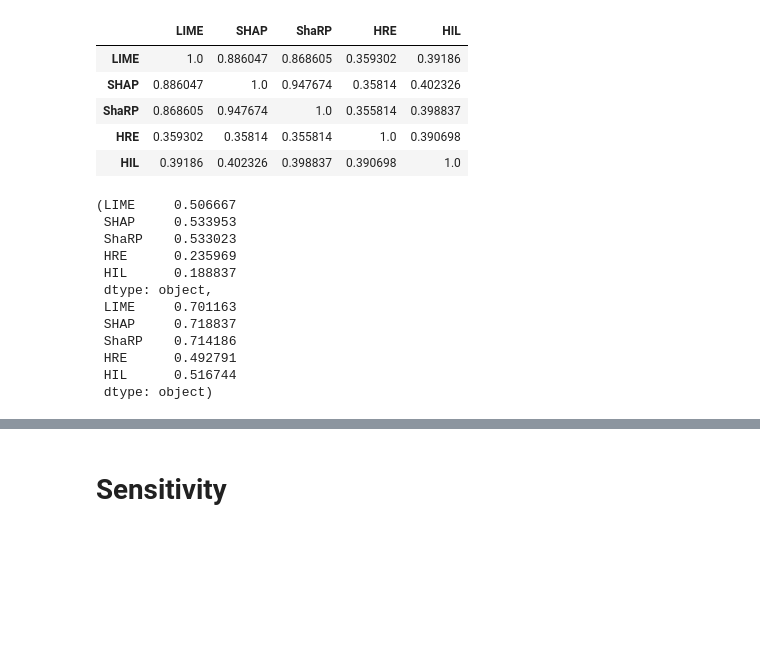
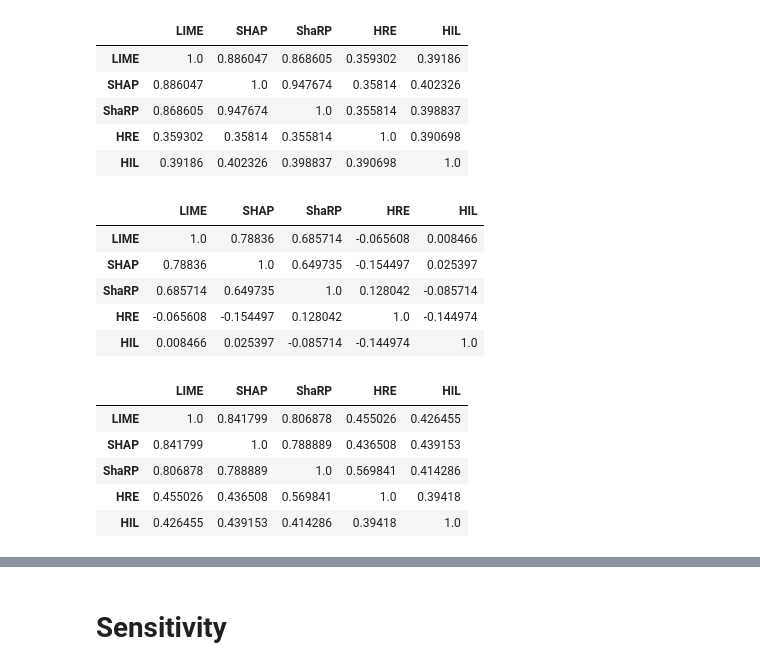
Before and after one commit to DataResponsibly/xAI-Ranking-Benchmark, a Jupyter notebook: notebooks/0.2-basic-experiment.ipynb, the cells around one changed output, grey strips where cells are left out. Cells and saved outputs as stored; diff of their text form; code cells hidden in the pictures; blank space fills up the shorter version.

```diff
--- a/notebooks/0.2-basic-experiment.ipynb
+++ b/notebooks/0.2-basic-experiment.ipynb
@@ -328,18 +328,21 @@ agreement_results["ATP"]["jaccard"]
 | ShaRP | 0.868605 | 0.947674 | 1.0 | 0.355814 | 0.398837 |
 | HRE | 0.359302 | 0.35814 | 0.355814 | 1.0 | 0.390698 |
 | HIL | 0.39186 | 0.402326 | 0.398837 | 0.390698 | 1.0 |
-# %%
-agreement_results["ATP"]["kendall"].mean(), agreement_results["ATP"]["jaccard"].mean()
-# %% [output]
-(LIME     0.506667
- SHAP     0.533953
- ShaRP    0.533023
- HRE      0.235969
- HIL      0.188837
- dtype: object,
- LIME     0.701163
- SHAP     0.718837
- ShaRP    0.714186
- HRE      0.492791
- HIL      0.516744
- dtype: object)
+# %%
+agreement_results["CSRank"]["kendall"]
+# %% [output]
+|  | LIME | SHAP | ShaRP | HRE | HIL |
+| LIME | 1.0 | 0.78836 | 0.685714 | -0.065608 | 0.008466 |
+| SHAP | 0.78836 | 1.0 | 0.649735 | -0.154497 | 0.025397 |
+| ShaRP | 0.685714 | 0.649735 | 1.0 | 0.128042 | -0.085714 |
+| HRE | -0.065608 | -0.154497 | 0.128042 | 1.0 | -0.144974 |
+| HIL | 0.008466 | 0.025397 | -0.085714 | -0.144974 | 1.0 |
+# %%
+agreement_results["CSRank"]["jaccard"]
+# %% [output]
+|  | LIME | SHAP | ShaRP | HRE | HIL |
+| LIME | 1.0 | 0.841799 | 0.806878 | 0.455026 | 0.426455 |
+| SHAP | 0.841799 | 1.0 | 0.788889 | 0.436508 | 0.439153 |
+| ShaRP | 0.806878 | 0.788889 | 1.0 | 0.569841 | 0.414286 |
+| HRE | 0.455026 | 0.436508 | 0.569841 | 1.0 | 0.39418 |
+| HIL | 0.426455 | 0.439153 | 0.414286 | 0.39418 | 1.0 |
```
Also changed, not shown: parts of 8 cells of this notebook, 5 other files.
